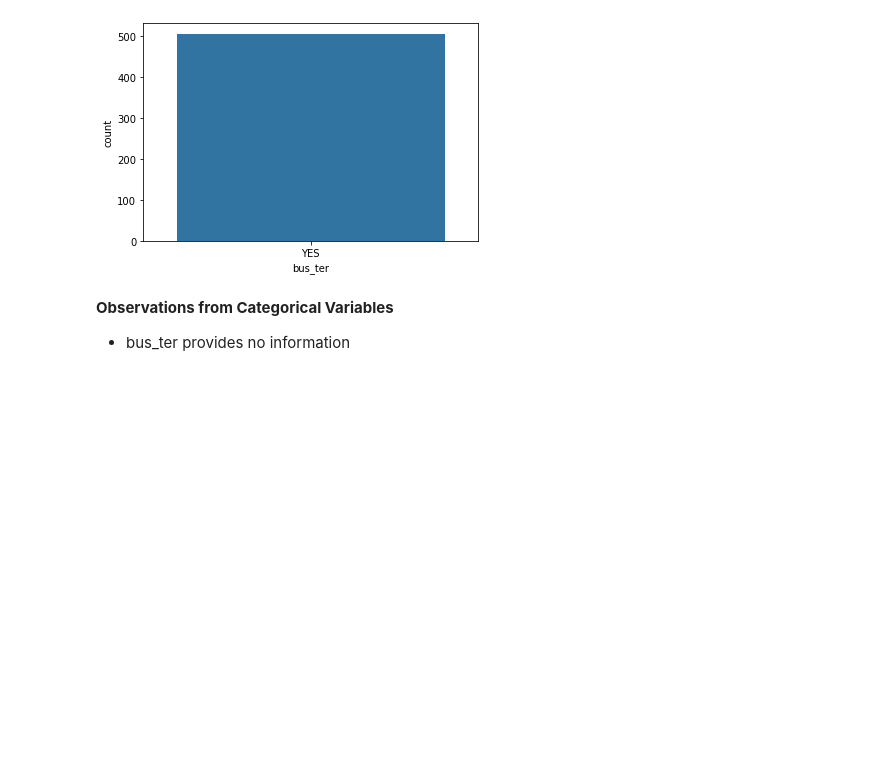
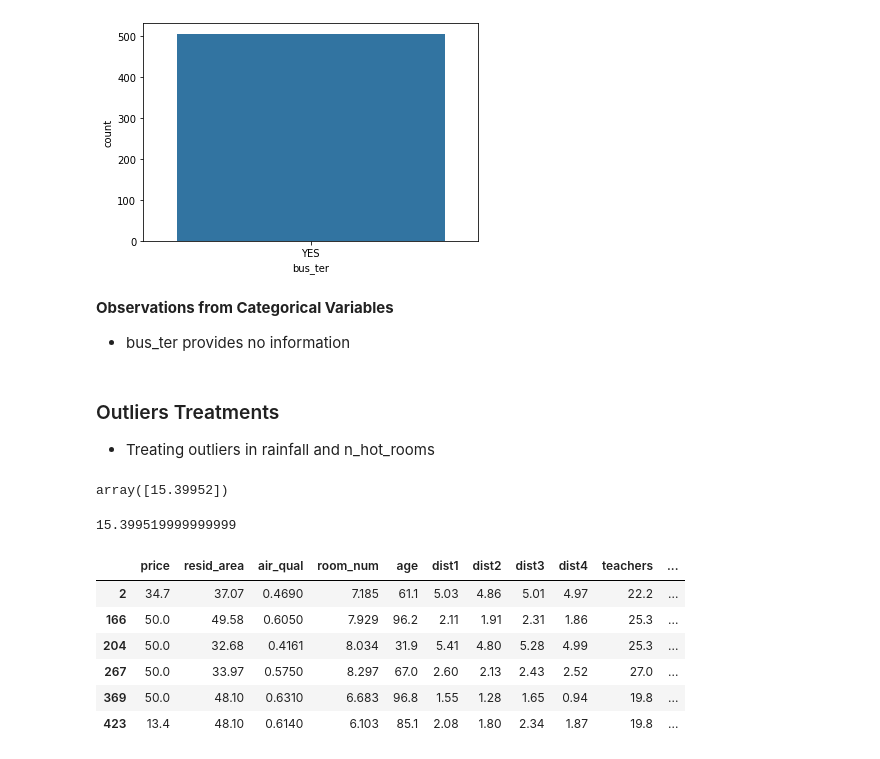
Before and after one commit to imdhruv99/Machine-Learning-Python, a Jupyter notebook: 06_Classification/01_Data_Preprocessing/DP.ipynb, the cells around one changed output. Cells and saved outputs as stored; diff of their text form; code cells hidden in the pictures; blank space fills up the shorter version.

```diff
--- a/06_Classification/01_Data_Preprocessing/DP.ipynb
+++ b/06_Classification/01_Data_Preprocessing/DP.ipynb
@@ -89,3 +92,26 @@ sns.countplot(x='bus_ter', data = df);
 **Observations from Categorical Variables**
 
 - bus_ter provides no information
+# %% [markdown]
+### Outliers Treatments
+
+- Treating outliers in rainfall and n_hot_rooms
+# %%
+ np.percentile(df.n_hot_rooms, [99])
+# %% [output]
+array([15.39952])
+# %%
+upper_limit = np.percentile(df.n_hot_rooms, [99])[0]
+print(upper_limit)
+# %% [output]
+15.399519999999999
+# %%
+df[(df.n_hot_rooms > upper_limit)]
+# %% [output]
+|  | price | resid_area | air_qual | room_num | age | dist1 | dist2 | dist3 | dist4 | teachers | ... |
+| 2 | 34.7 | 37.07 | 0.4690 | 7.185 | 61.1 | 5.03 | 4.86 | 5.01 | 4.97 | 22.2 | ... |
+| 166 | 50.0 | 49.58 | 0.6050 | 7.929 | 96.2 | 2.11 | 1.91 | 2.31 | 1.86 | 25.3 | ... |
+| 204 | 50.0 | 32.68 | 0.4161 | 8.034 | 31.9 | 5.41 | 4.80 | 5.28 | 4.99 | 25.3 | ... |
+| 267 | 50.0 | 33.97 | 0.5750 | 8.297 | 67.0 | 2.60 | 2.13 | 2.43 | 2.52 | 27.0 | ... |
+| 369 | 50.0 | 48.10 | 0.6310 | 6.683 | 96.8 | 1.55 | 1.28 | 1.65 | 0.94 | 19.8 | ... |
+| 423 | 13.4 | 48.10 | 0.6140 | 6.103 | 85.1 | 2.08 | 1.80 | 2.34 | 1.87 | 19.8 | ... |
```
Also changed, not shown: parts of 25 cells of this notebook.
